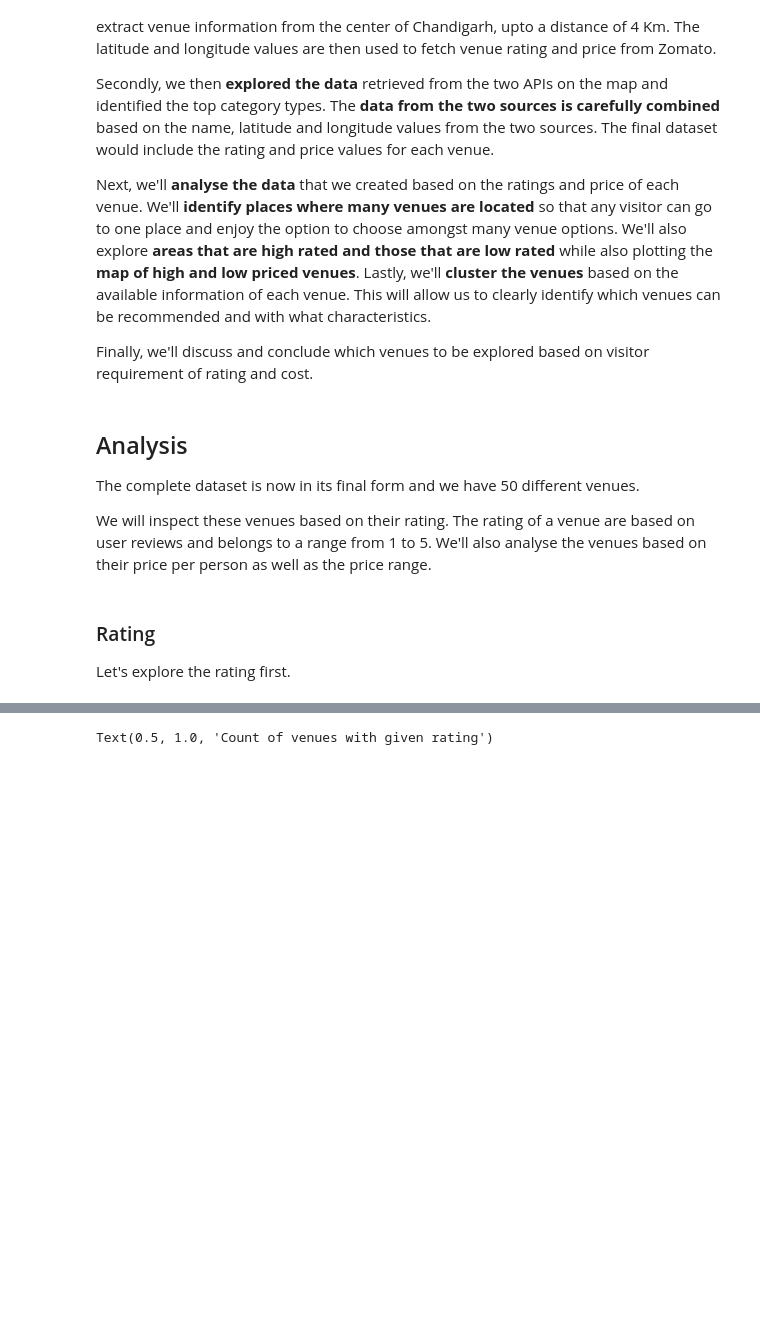
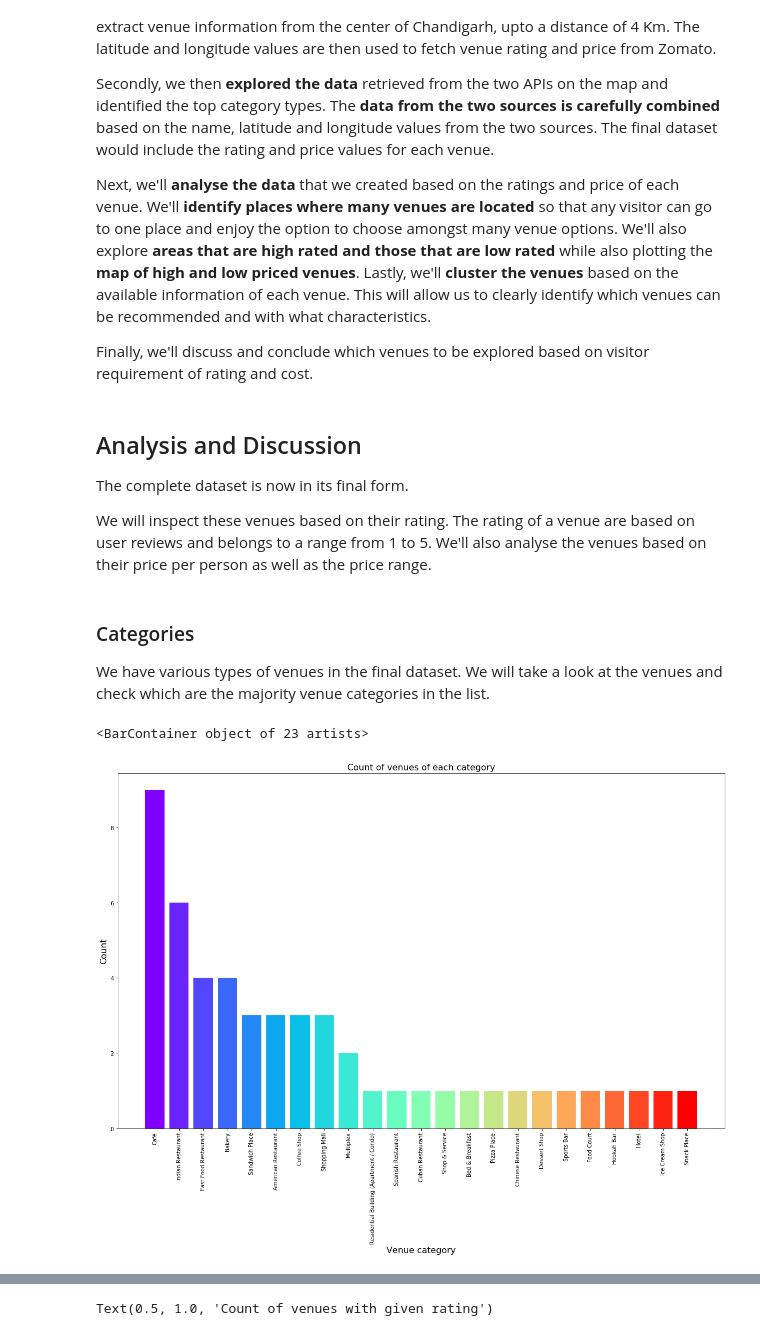
Before and after one commit to kb22/Coursera_Capstone, a Jupyter notebook: Exploring venues in Chandigarh.ipynb, the cells around one changed output, grey strips where cells are left out. Saved outputs shown, nothing was run; the diff lists cells and outputs as text; code cells hidden in the pictures; blank space fills up the shorter version.

Commit message:
Begin analysis part

```diff
--- a/Exploring venues in Chandigarh.ipynb
+++ b/Exploring venues in Chandigarh.ipynb
@@ -341,12 +328,8 @@ Next, we'll **analyse the data** that we created based on the ratings and price
 
 Finally, we'll discuss and conclude which venues to be explored based on visitor requirement of rating and cost.
 # %% [markdown]
-## Analysis <a name="analysis"></a>
+## Analysis and Discussion <a name="analysis"></a>
 
-The complete dataset is now in its final form and we have 50 different venues.
+The complete dataset is now in its final form.
 
 We will inspect these venues based on their rating. The rating of a venue are based on user reviews and belongs to a range from 1 to 5. We'll also analyse the venues based on their price per person as well as the price range.
-# %% [markdown]
-### Rating
-
-Let's explore the rating first.
@@ -355,0 +336,16 @@ rating = selected_venues['rating'].value_counts().sort_index()
+# %% [markdown]
+### Categories
+
+We have various types of venues in the final dataset. We will take a look at the venues and check which are the majority venue categories in the list.
+# %%
+venue_distribution = selected_venues['categories'].value_counts()
+colors = cm.rainbow(np.linspace(0, 1, len(venue_distribution.index)))
+plt.figure(figsize = (20, 12))
+plt.xticks(rotation = 90)
+plt.xlabel("Venue category", fontsize = 16)
+plt.ylabel("Count", fontsize = 16)
+plt.title("Count of venues of each category", fontsize = 16)
+plt.bar(venue_distribution.index, venue_distribution.values, color = colors)
+# %% [output]
+<BarContainer object of 23 artists>
+[figure, added]
```
Also changed, not shown: parts of 21 cells of this notebook, 1 other file.
